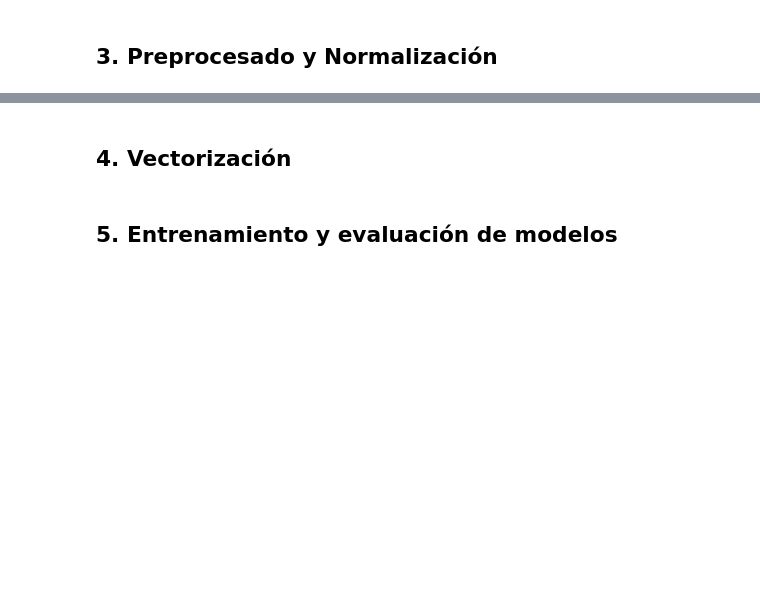
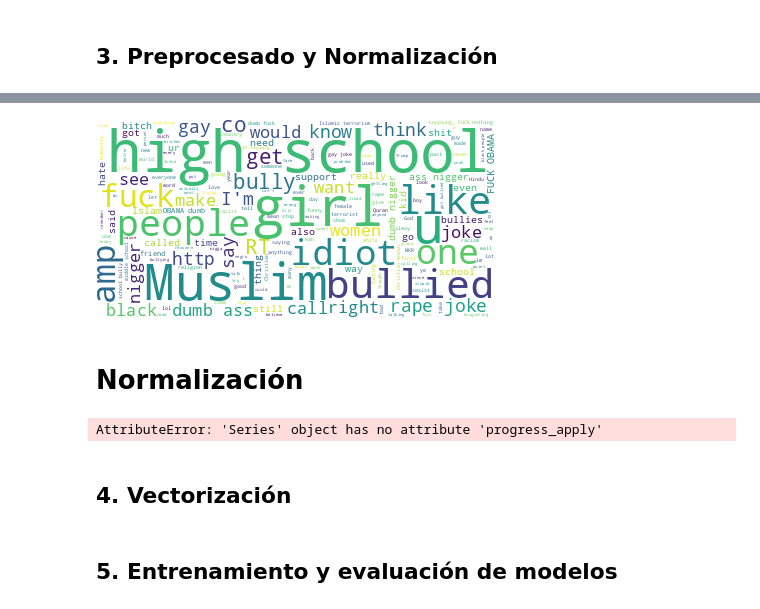
Before and after one commit to fridalucedh/textmining, a Jupyter notebook: ejercicio1.ipynb, the cells around one changed output, grey strips where cells are left out. Drawn from its saved outputs; the diff is of its cells as text; code cells hidden in the pictures; blank space fills up the shorter version.

```diff
--- a/ejercicio1.ipynb
+++ b/ejercicio1.ipynb
@@ -71,0 +179,9 @@ dataset.head(4)
+# %%
+# Genera el wordcloud
+wordcloud.generate(txt_cat1)
+# Visualizalo en una imagen
+wordcloud.to_image()
+# %% [output]
+[figure, added]
+# %% [markdown]
+# Normalización
@@ -72,3 +196,9 @@ dataset.head(4)
+# %%
+# Espacios
+dataset["normalized"] = dataset["tweet_text"].progress_apply(lambda x: eliminar_espacios(x))
+dataset["normalized"] = dataset["normalized"].progress_apply(lambda x: texto_to_lower(x))
+# %% [output]
+AttributeError: 'Series' object has no attribute 'progress_apply'
 # %% [markdown]
 ## 4. Vectorización
 # %% [markdown]
```
Also changed, not shown: parts of 19 cells of this notebook.
